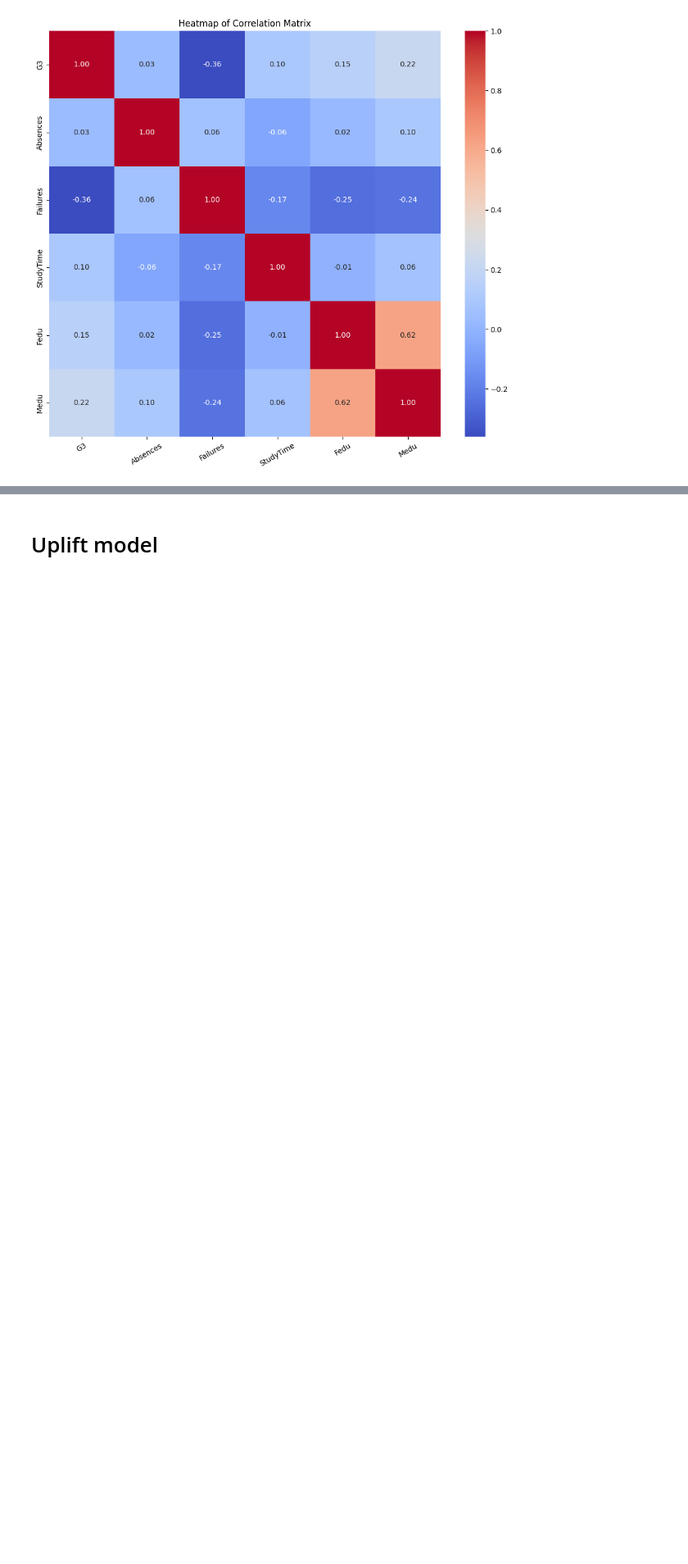
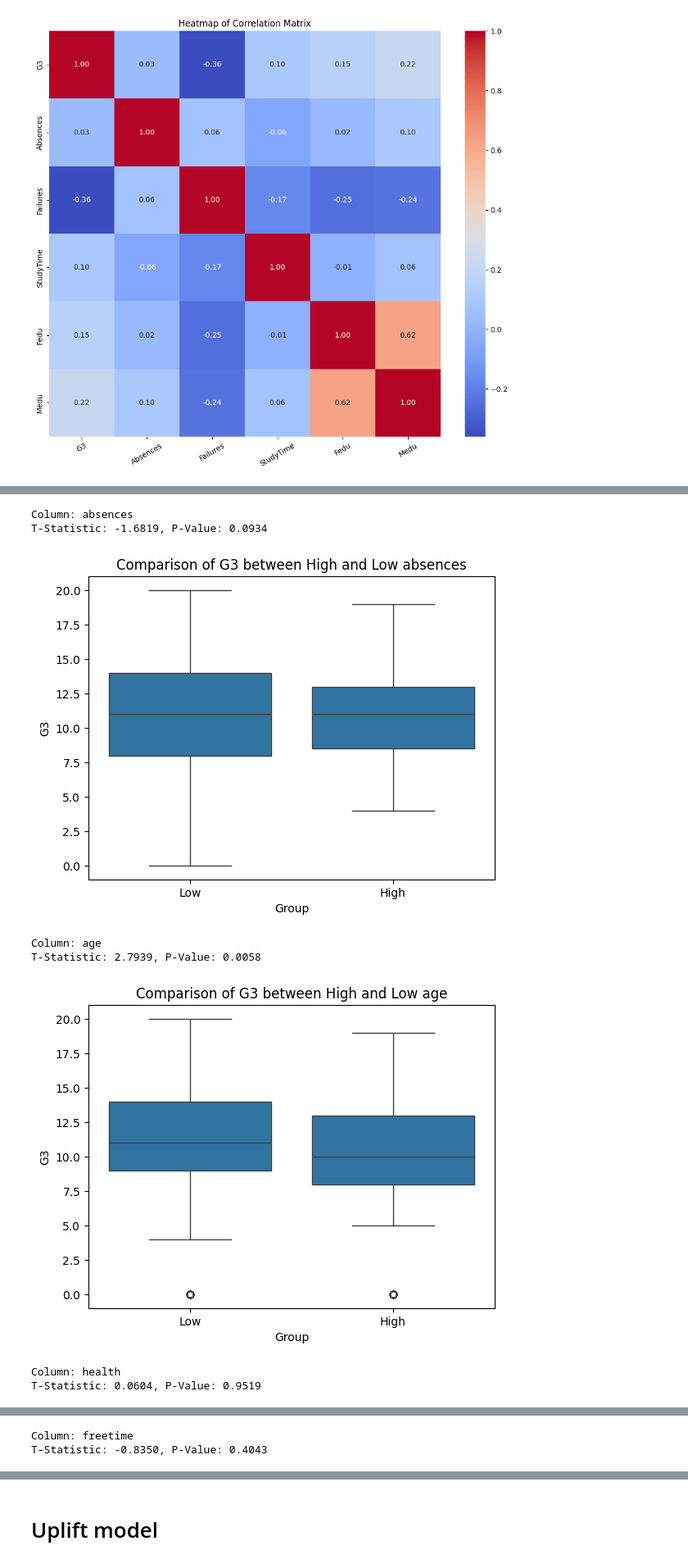
Before and after one commit to dingfengkun/DS-GA-1007, a Jupyter notebook: Final.ipynb, the cells around one changed output, grey strips where cells are left out. Shown at 82% size. Drawn from its saved outputs; the diff is of its cells as text; code cells hidden in the pictures; blank space fills up the shorter version.

```diff
--- a/Final.ipynb
+++ b/Final.ipynb
@@ -14,3 +33,4 @@ warnings.filterwarnings("ignore")
 # %%
 # Load the dataset
-data = pd.read_csv('student_data.csv')
+filepath = 'student_data.csv'
+data = pd.read_csv(filepath)
@@ -236,9 +276,5 @@ heatmap_detail(var)
 # %%
-import pandas as pd
-import scipy.stats as stats
-import matplotlib.pyplot as plt
-import seaborn as sns
-
+#Functions for significant tests
 def load_data(file_path):
     """
     Load the student data from a CSV file.
@@ -324,15 +360,12 @@ def analyze_significance(df, columns, target_column):
         visualize_groups(df, col, target_column)
     return results
 
-def significance_tests():
-    # Define the file path
-    file_path = 'student_data.csv'
-
+def significance_tests(file_path):
     # Load the data
     df = load_data(file_path)
 
     # Define the columns to analyze
-    columns_to_analyze = ['failures', 'studytime', 'Fedu', 'Medu', 'absences']
+    columns_to_analyze = ['failures', 'absences','age','health','freetime','goout','Walc','Fedu','Medu','famrel','studytime']
     target_column = 'G3'
 
     # Perform significance analysis
@@ -342,5 +375,3 @@ def significance_tests():
     results_df = pd.DataFrame(results).T
     # results_df.to_csv('significance_results.csv')
     # print("Significance analysis complete. Results saved to 'significance_results.csv'.")
-
-significance_tests()
@@ -362,0 +378,4 @@ T-Statistic: -1.6819, P-Value: 0.0934
+# %%
+#Significance test
+significance_tests(filepath)
+# %% [output]
@@ -362,0 +385,8 @@ T-Statistic: -1.6819, P-Value: 0.0934
+Column: absences
+T-Statistic: -1.6819, P-Value: 0.0934
+[figure, added]
+Column: age
+T-Statistic: 2.7939, P-Value: 0.0058
+[figure, added]
+Column: health
+T-Statistic: 0.0604, P-Value: 0.9519
@@ -362,0 +394,2 @@ T-Statistic: -1.6819, P-Value: 0.0934
+Column: freetime
+T-Statistic: -0.8350, P-Value: 0.4043
```
Also changed, not shown: parts of 36 cells of this notebook.
